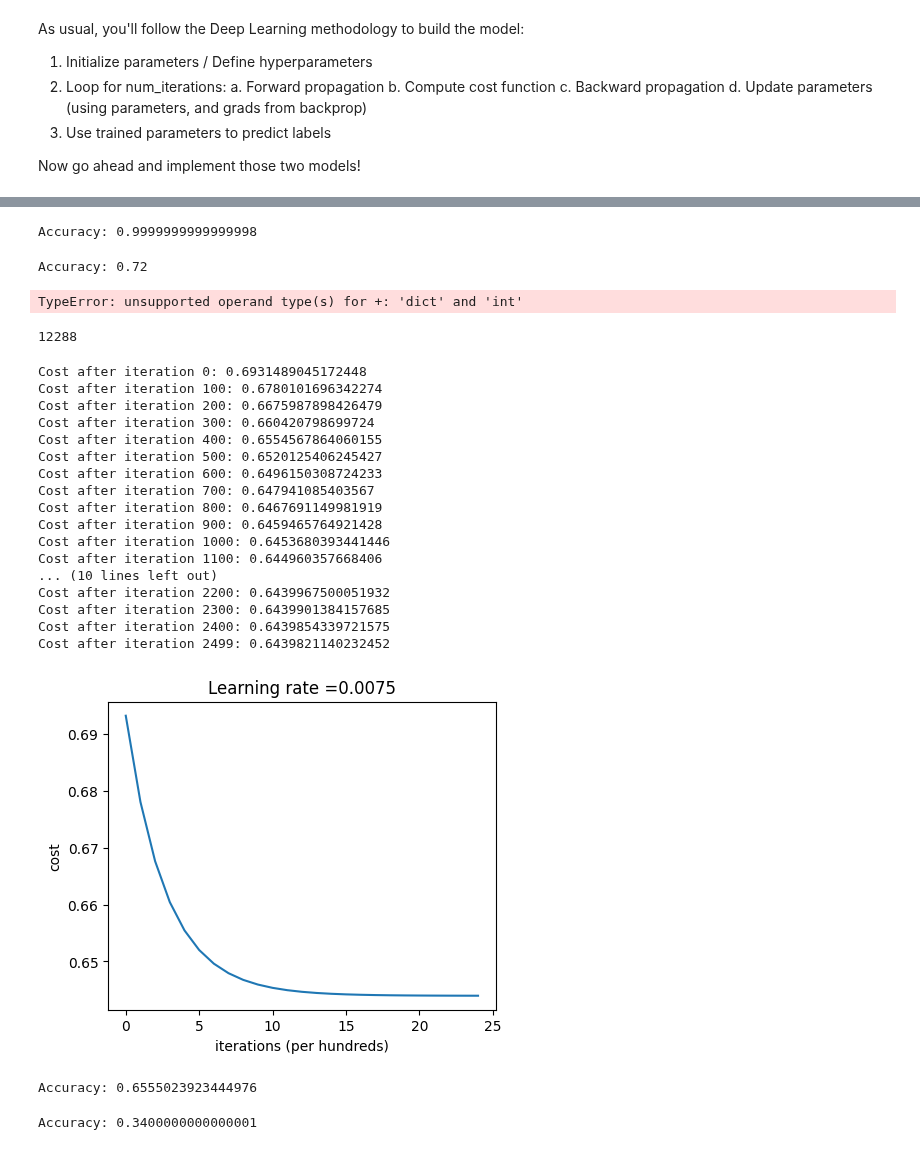
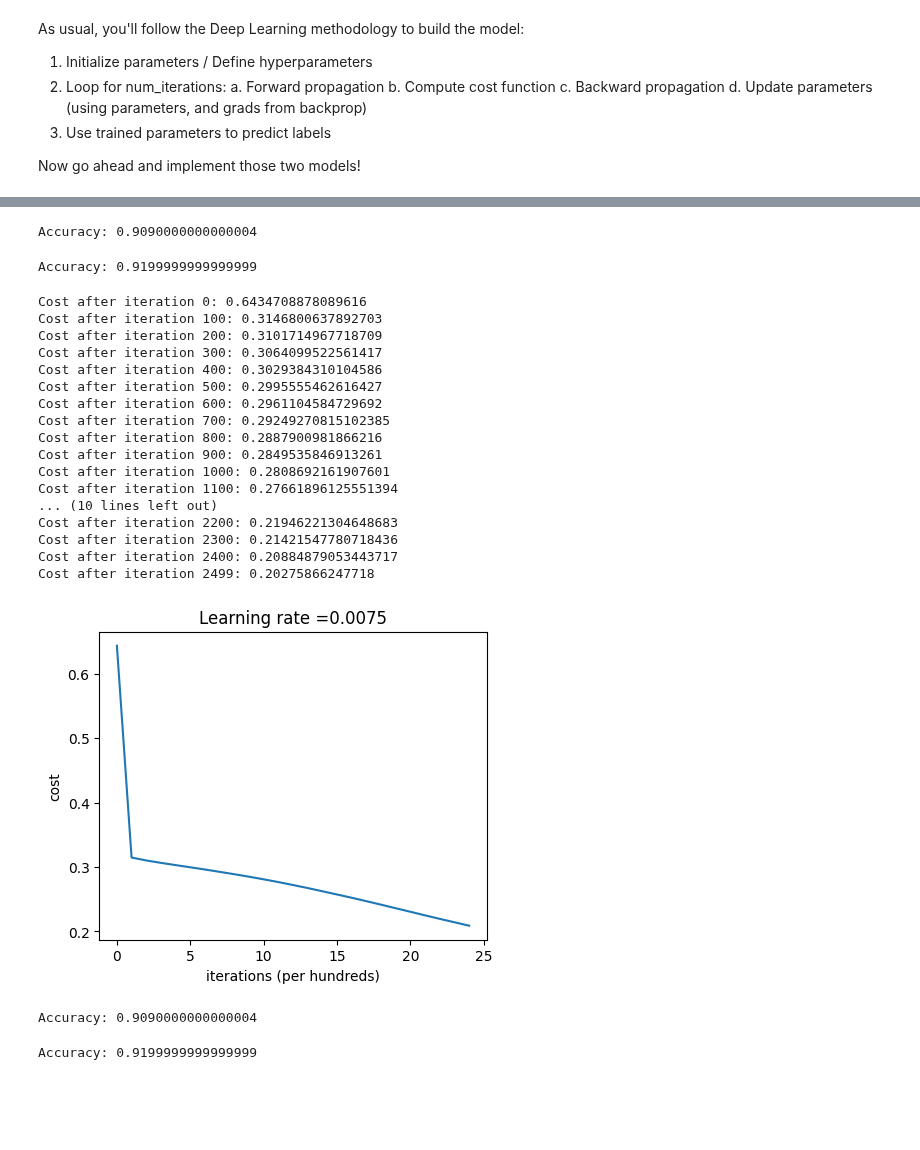
Before and after one commit to IvonLuiz/Deep-Learning, a Jupyter notebook: neural_network.ipynb, the cells around one changed output, grey strips where cells are left out. Saved outputs shown, nothing was run; the diff lists cells and outputs as text; code cells hidden in the pictures; blank space fills up the shorter version.

Commit message:
new data that works with model

```diff
--- a/neural_network.ipynb
+++ b/neural_network.ipynb
@@ -916,8 +771,8 @@ As usual, you reshape and standardize the images before feeding them to the netw
 <caption><center><font color='purple'><b>Figure 1</b>: Image to vector conversion.</font></center></caption>
 # %%
 # Reshape the training and test examples
-train_x_flatten = train_x_orig.reshape(train_x_orig.shape[0], -1).T   # The "-1" makes reshape flatten the remaining dimensions
-test_x_flatten = test_x_orig.reshape(test_x_orig.shape[0], -1).T
+train_x_flatten = train_data_combined.reshape(train_data_combined.shape[0], -1).T   # The "-1" makes reshape flatten the remaining dimensions
+test_x_flatten = test_data_combined.reshape(test_labels_combined.shape[0], -1).T
 
 # Standardize data to have feature values between 0 and 1.
 train_x = train_x_flatten/255.
@@ -983,7 +838,7 @@ n_x = train_x.shape[0]     # num_px * num_px * 3
 n_h = 7
 n_y = 1
 layers_dims = (n_x, n_h, n_y)
-lr = 0.01
+lr = 0.0075
 # %%
 def two_layer_model(X, Y, layers_dims, learning_rate = 0.0075, num_iterations = 3000, print_cost=False):
     """
@@ -1069,9 +920,8 @@ def plot_costs(costs, learning_rate=0.0075):
     plt.title("Learning rate =" + str(learning_rate))
     plt.show()
 # %%
-lr = 0.01
 parameters, costs = two_layer_model(train_x,
-                                    train_y,
+                                    train_labels_combined,
                                     layers_dims = (n_x, n_h, n_y),
                                     learning_rate = lr,
                                     num_iterations = 2500,
@@ -1150,24 +997,18 @@ def print_mislabeled_images(classes, X, y, p):
         plt.axis('off')
         plt.title("Prediction: " + classes[int(p[0,index])].decode("utf-8") + " \n Class: " + classes[y[0,index]].decode("utf-8"))
 # %%
-predictions_train = predict(train_x, train_y, parameters)
+predictions_train = predict(train_x, train_labels_combined, parameters)
 # %% [output]
-Accuracy: 0.9999999999999998
+Accuracy: 0.9090000000000004
 # %%
-predictions_test = predict(test_x, test_y, parameters)
+predictions_test = predict(test_x, test_labels_combined, parameters)
 # %% [output]
-Accuracy: 0.72
+Accuracy: 0.9199999999999999
 # %%
-print_mislabeled_images(classes, test_x, test_y, parameters)
+# print_mislabeled_images(classes, test_x, test_y, parameters)
-# %% [output]
-TypeError: unsupported operand type(s) for +: 'dict' and 'int'
-# %%
-train_x.shape[0]
-# %% [output]
-12288
 # %%
 ### CONSTANTS ###
-layers_dims = [train_x.shape[0], 20, 7, 5, 1] #  4-layer model
+layers_dims = [train_x.shape[0], 20, 10, 6, 1]
 # %%
 def L_layer_model(X, Y, layers_dims, learning_rate = 0.0075, num_iterations = 3000, print_cost=False):
     """
@@ -1223,37 +1063,37 @@ def L_layer_model(X, Y, layers_dims, learning_rate = 0.0075, num_iterations = 30
     return parameters, costs
 # %%
 parameters, costs = L_layer_model(train_x,
-                                  train_y,
+                                  train_labels_combined,
                                   layers_dims,
-                                  learning_rate = 0.0075,
+                                  learning_rate = lr,
                                   num_iterations = 2500,
                                   print_cost = True)
 
-plot_costs(costs, learning_rate=0.0075)
+plot_costs(costs, learning_rate = lr)
 # %% [output]
-Cost after iteration 0: 0.6931489045172448
-Cost after iteration 100: 0.6780101696342274
-Cost after iteration 200: 0.6675987898426479
-Cost after iteration 300: 0.660420798699724
-Cost after iteration 400: 0.6554567864060155
-Cost after iteration 500: 0.6520125406245427
-Cost after iteration 600: 0.6496150308724233
-Cost after iteration 700: 0.647941085403567
-Cost after iteration 800: 0.6467691149981919
-Cost after iteration 900: 0.6459465764921428
-Cost after iteration 1000: 0.6453680393441446
-Cost after iteration 1100: 0.644960357668406
+Cost after iteration 0: 0.6434708878089616
+Cost after iteration 100: 0.3146800637892703
+Cost after iteration 200: 0.3101714967718709
+Cost after iteration 300: 0.3064099522561417
+Cost after iteration 400: 0.3029384310104586
+Cost after iteration 500: 0.2995555462616427
+Cost after iteration 600: 0.2961104584729692
+Cost after iteration 700: 0.29249270815102385
+Cost after iteration 800: 0.2887900981866216
+Cost after iteration 900: 0.2849535846913261
+Cost after iteration 1000: 0.2808692161907601
+Cost after iteration 1100: 0.27661896125551394
 ... (10 lines left out)
-Cost after iteration 2200: 0.6439967500051932
-Cost after iteration 2300: 0.6439901384157685
-Cost after iteration 2400: 0.6439854339721575
-Cost after iteration 2499: 0.6439821140232452
+Cost after iteration 2200: 0.21946221304648683
+Cost after iteration 2300: 0.21421547780718436
+Cost after iteration 2400: 0.20884879053443717
+Cost after iteration 2499: 0.20275866247718
-[figure, old version]
+[figure, new version]
 # %%
-pred_train = predict(train_x, train_y, parameters)
+pred_train = predict(train_x, train_labels_combined, parameters)
 # %% [output]
-Accuracy: 0.6555023923444976
+Accuracy: 0.9090000000000004
 # %%
-pred_test = predict(test_x, test_y, parameters)
+pred_test = predict(test_x, test_labels_combined, parameters)
 # %% [output]
-Accuracy: 0.3400000000000001
+Accuracy: 0.9199999999999999
```
Also changed, not shown: parts of 28 cells of this notebook.
